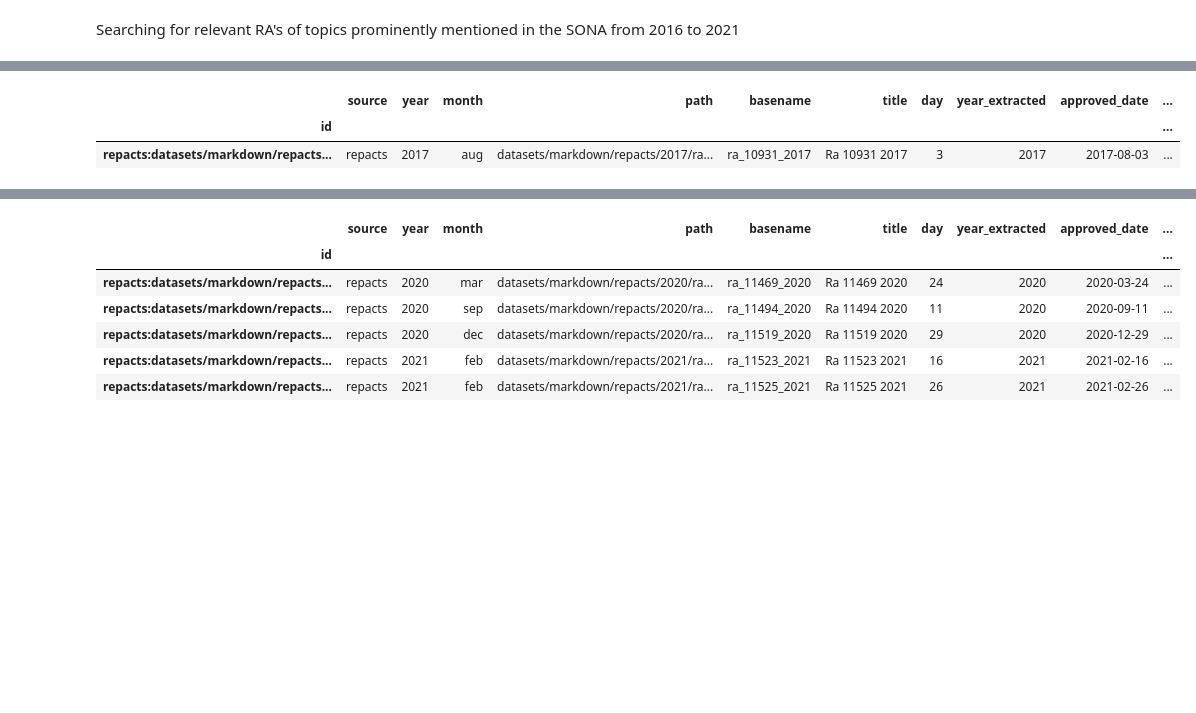
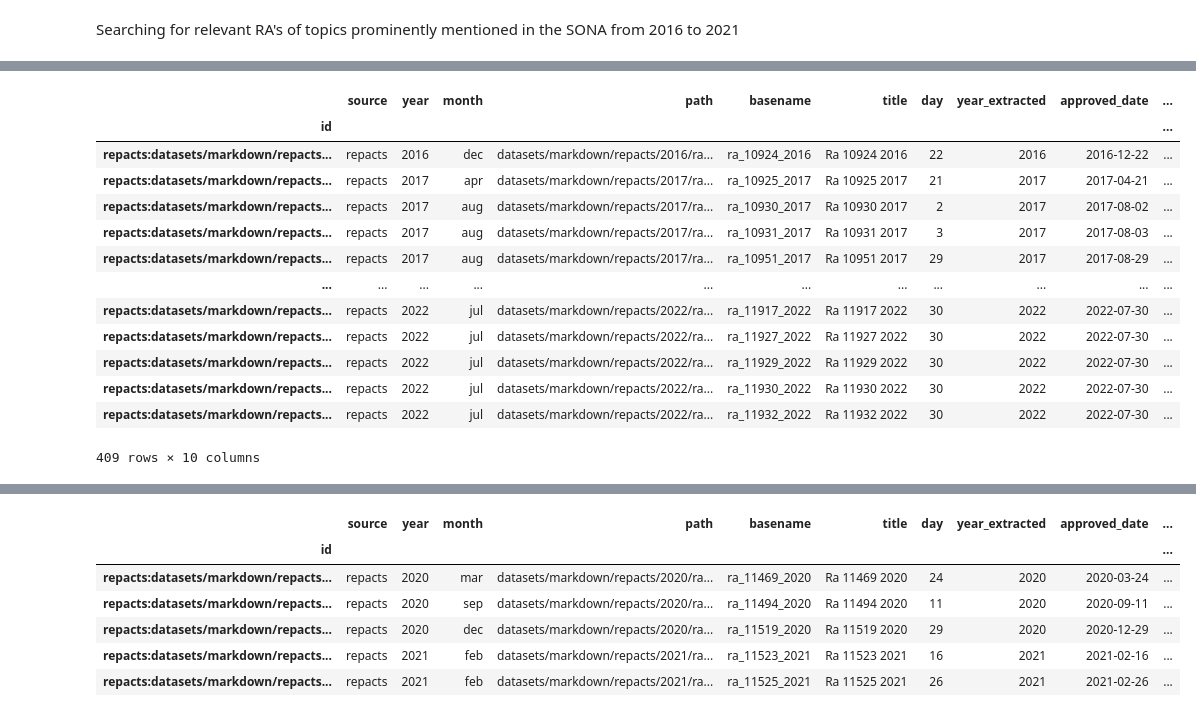
Before and after one commit to kabiikawa/csci-261.03-project, a Jupyter notebook: project/3.1 - Clustering Analysis.ipynb, the cells around one changed output, grey strips where cells are left out. Cells and saved outputs as stored; diff of their text form; code cells hidden in the pictures; blank space fills up the shorter version.

```diff
--- a/project/3.1 - Clustering Analysis.ipynb
+++ b/project/3.1 - Clustering Analysis.ipynb
@@ -25,13 +25,24 @@ df[x]
 | repacts:datasets/markdown/repacts... | repacts | 2019 | apr | datasets/markdown/repacts/2019/ra... | ra_11292_2019 | Seventeenth Congress Third Regula... | 12 | 2019 | 2019-04-12 | ... |
 | repacts:datasets/markdown/repacts... | repacts | 2022 | jul | datasets/markdown/repacts/2022/ra... | ra_11928_2022 | Ra 11928 2022 | 30 | 2022 | 2022-07-30 | ... |
 # %%
-keyword = 'free tertiary'
+keyword = 'education'
 x = df['cleaned_content'].str.contains(keyword)
 df[x]
 # %% [output]
 |  | source | year | month | path | basename | title | day | year_extracted | approved_date | ... |
 | id |  |  |  |  |  |  |  |  |  | ... |
+| repacts:datasets/markdown/repacts... | repacts | 2016 | dec | datasets/markdown/repacts/2016/ra... | ra_10924_2016 | Ra 10924 2016 | 22 | 2016 | 2016-12-22 | ... |
+| repacts:datasets/markdown/repacts... | repacts | 2017 | apr | datasets/markdown/repacts/2017/ra... | ra_10925_2017 | Ra 10925 2017 | 21 | 2017 | 2017-04-21 | ... |
+| repacts:datasets/markdown/repacts... | repacts | 2017 | aug | datasets/markdown/repacts/2017/ra... | ra_10930_2017 | Ra 10930 2017 | 2 | 2017 | 2017-08-02 | ... |
 | repacts:datasets/markdown/repacts... | repacts | 2017 | aug | datasets/markdown/repacts/2017/ra... | ra_10931_2017 | Ra 10931 2017 | 3 | 2017 | 2017-08-03 | ... |
+| repacts:datasets/markdown/repacts... | repacts | 2017 | aug | datasets/markdown/repacts/2017/ra... | ra_10951_2017 | Ra 10951 2017 | 29 | 2017 | 2017-08-29 | ... |
+| ... | ... | ... | ... | ... | ... | ... | ... | ... | ... | ... |
+| repacts:datasets/markdown/repacts... | repacts | 2022 | jul | datasets/markdown/repacts/2022/ra... | ra_11917_2022 | Ra 11917 2022 | 30 | 2022 | 2022-07-30 | ... |
+| repacts:datasets/markdown/repacts... | repacts | 2022 | jul | datasets/markdown/repacts/2022/ra... | ra_11927_2022 | Ra 11927 2022 | 30 | 2022 | 2022-07-30 | ... |
+| repacts:datasets/markdown/repacts... | repacts | 2022 | jul | datasets/markdown/repacts/2022/ra... | ra_11929_2022 | Ra 11929 2022 | 30 | 2022 | 2022-07-30 | ... |
+| repacts:datasets/markdown/repacts... | repacts | 2022 | jul | datasets/markdown/repacts/2022/ra... | ra_11930_2022 | Ra 11930 2022 | 30 | 2022 | 2022-07-30 | ... |
+| repacts:datasets/markdown/repacts... | repacts | 2022 | jul | datasets/markdown/repacts/2022/ra... | ra_11932_2022 | Ra 11932 2022 | 30 | 2022 | 2022-07-30 | ... |
+409 rows × 10 columns
 # %%
 keyword = 'ofw'
 x = df['cleaned_content'].str.contains(keyword)
```
Also changed, not shown: 14 other files.
